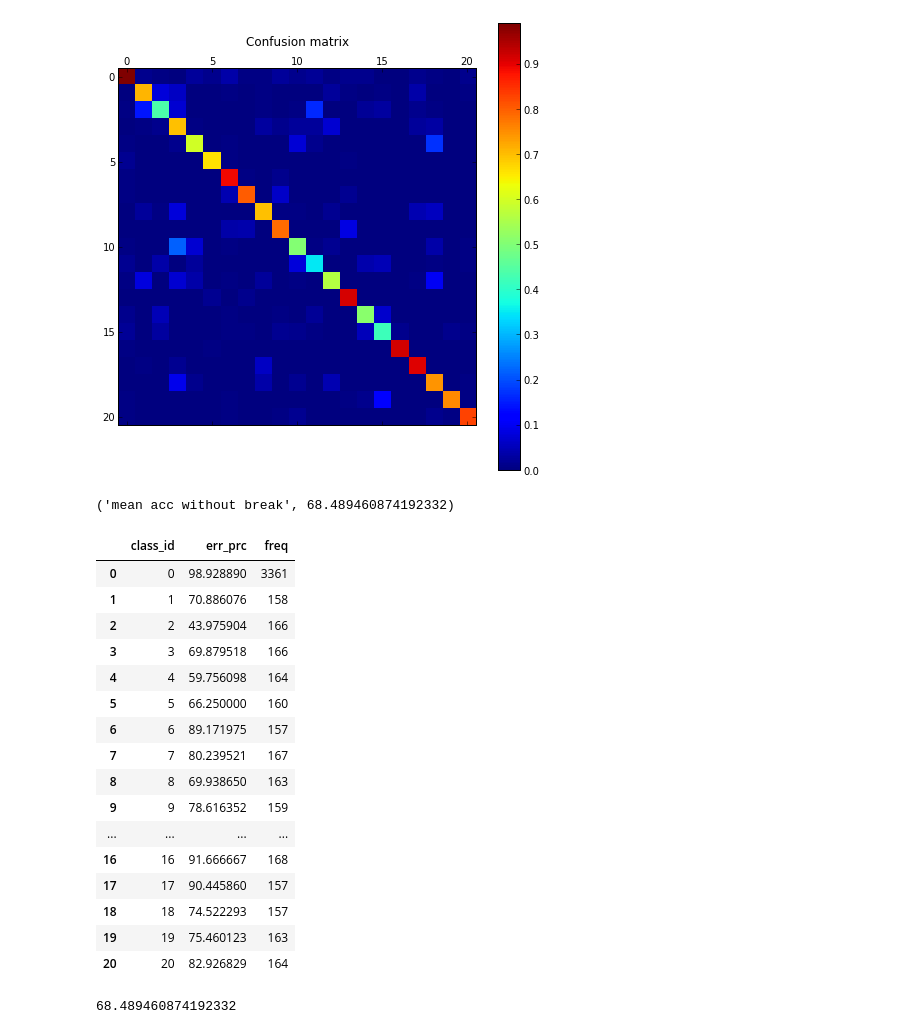
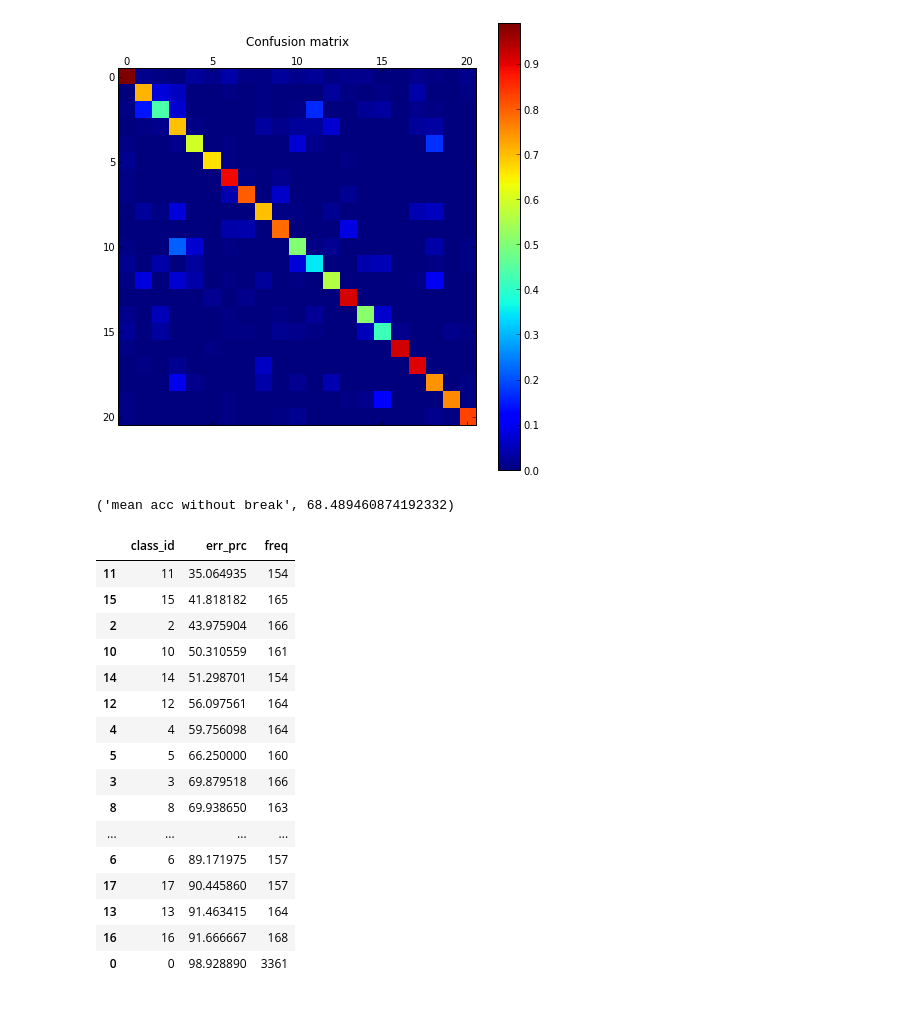
Before and after one commit to thierry-silbermann/MultiModalGestureRecognition, a Jupyter notebook: model_evaluation.ipynb, the cells around one changed output. Cells and saved outputs as stored; diff of their text form; code cells hidden in the pictures.

```diff
--- a/model_evaluation.ipynb
+++ b/model_evaluation.ipynb
@@ -39,29 +39,25 @@ For more information, type 'help(pylab)'.
 # %%
 from pandas import DataFrame
 error_prc = (cm.diagonal() / cm.sum(axis=1).astype(np.float32)) * 100.0
 print ('mean acc without break', error_prc[1:].mean())
 DataFrame([ (num, prc, freq) for num, prc, freq in zip(np.arange(y_pred_proba.shape[1]),error_prc, cm.sum(axis=1))],
-     columns=['class_id', 'err_prc', 'freq'])
+     columns=['class_id', 'err_prc', 'freq']).sort('err_prc')
 # %% [output]
 ('mean acc without break', 68.489460874192332)
 |  | class_id | err_prc | freq |
-| 0 | 0 | 98.928890 | 3361 |
-| 1 | 1 | 70.886076 | 158 |
+| 11 | 11 | 35.064935 | 154 |
+| 15 | 15 | 41.818182 | 165 |
 | 2 | 2 | 43.975904 | 166 |
-| 3 | 3 | 69.879518 | 166 |
+| 10 | 10 | 50.310559 | 161 |
+| 14 | 14 | 51.298701 | 154 |
+| 12 | 12 | 56.097561 | 164 |
 | 4 | 4 | 59.756098 | 164 |
 | 5 | 5 | 66.250000 | 160 |
+| 3 | 3 | 69.879518 | 166 |
+| 8 | 8 | 69.938650 | 163 |
+| ... | ... | ... | ... |
 | 6 | 6 | 89.171975 | 157 |
-| 7 | 7 | 80.239521 | 167 |
-| 8 | 8 | 69.938650 | 163 |
-| 9 | 9 | 78.616352 | 159 |
-| ... | ... | ... | ... |
+| 17 | 17 | 90.445860 | 157 |
+| 13 | 13 | 91.463415 | 164 |
 | 16 | 16 | 91.666667 | 168 |
-| 17 | 17 | 90.445860 | 157 |
-| 18 | 18 | 74.522293 | 157 |
-| 19 | 19 | 75.460123 | 163 |
-| 20 | 20 | 82.926829 | 164 |
+| 0 | 0 | 98.928890 | 3361 |
-# %%
-error_prc[1:].mean()
-# %% [output]
-68.489460874192332
```
Also changed, not shown: parts of 3 cells of this notebook.
